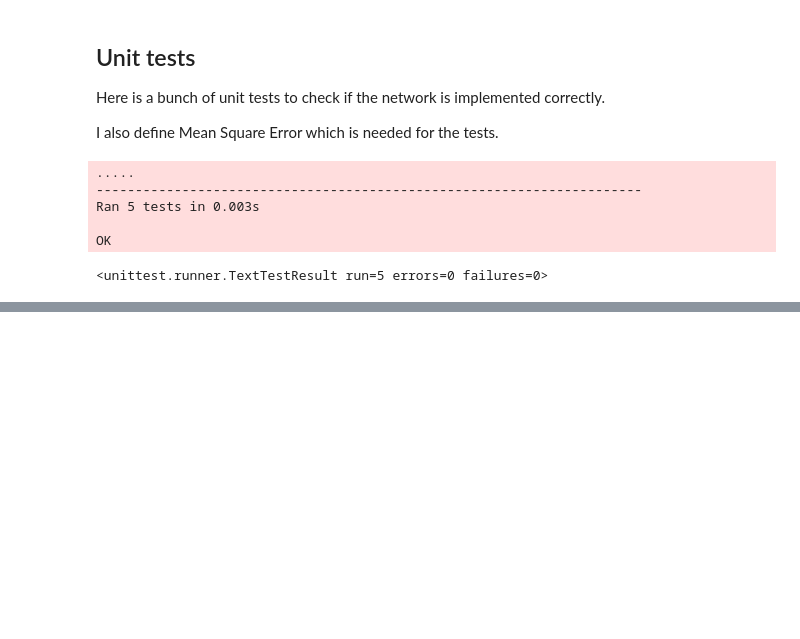
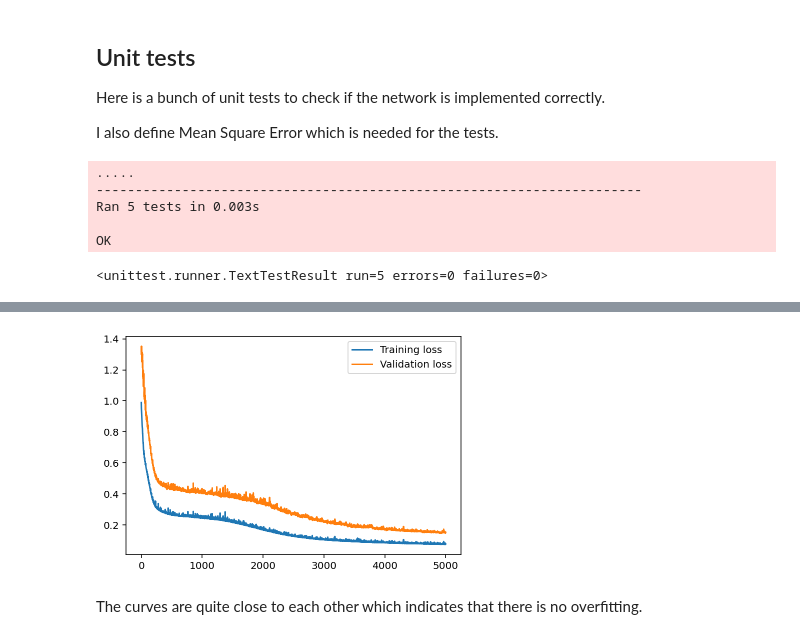
Before and after one commit to vicksam/bike-rentals, a Jupyter notebook: bike_rentals.ipynb, the cells around one changed output, grey strips where cells are left out. Drawn from its saved outputs; the diff is of its cells as text; code cells hidden in the pictures; blank space fills up the shorter version.

Commit message:
Train the network

```diff
--- a/bike_rentals.ipynb
+++ b/bike_rentals.ipynb
@@ -200,0 +221,31 @@ OK
+# %%
+import sys
+
+####################
+### Hyperparameters are set in neural_network.py file ###
+####################
+
+from neural_network import iterations, learning_rate, hidden_nodes, output_nodes
+
+
+n_features = train_features.shape[1]
+network = NeuralNetwork(n_features, hidden_nodes, output_nodes, learning_rate)
+
+losses = {'train':[], 'validation':[]}
+for ii in range(iterations):
+    # Go through a random batch of 128 records from the training data set
+    batch = np.random.choice(train_features.index, size = 128)
+    X, y = train_features.iloc[batch].values, train_targets.iloc[batch]['cnt']
+
+    network.train(X, y)
+
+    # Print out the training progress
+    train_loss = MSE(network.run(train_features.values).T, train_targets['cnt'].values)
+    val_loss = MSE(network.run(val_features.values).T, val_targets['cnt'].values)
+    sys.stdout.write("\rProgress: {:2.1f}".format(100 * ii/float(iterations)) \
+                     + "% ... Training loss: " + str(train_loss)[:5] \
+                     + " ... Validation loss: " + str(val_loss)[:5])
+    sys.stdout.flush()
+
+    losses['train'].append(train_loss)
+    losses['validation'].append(val_loss)
@@ -200,0 +262,9 @@ OK
+# %%
+plt.plot(losses['train'], label = 'Training loss')
+plt.plot(losses['validation'], label = 'Validation loss')
+plt.legend()
+_ = plt.ylim()
+# %% [output]
+[figure, added]
+# %% [markdown]
+The curves are quite close to each other which indicates that there is no overfitting.
```
Also changed, not shown: parts of 3 cells of this notebook.
